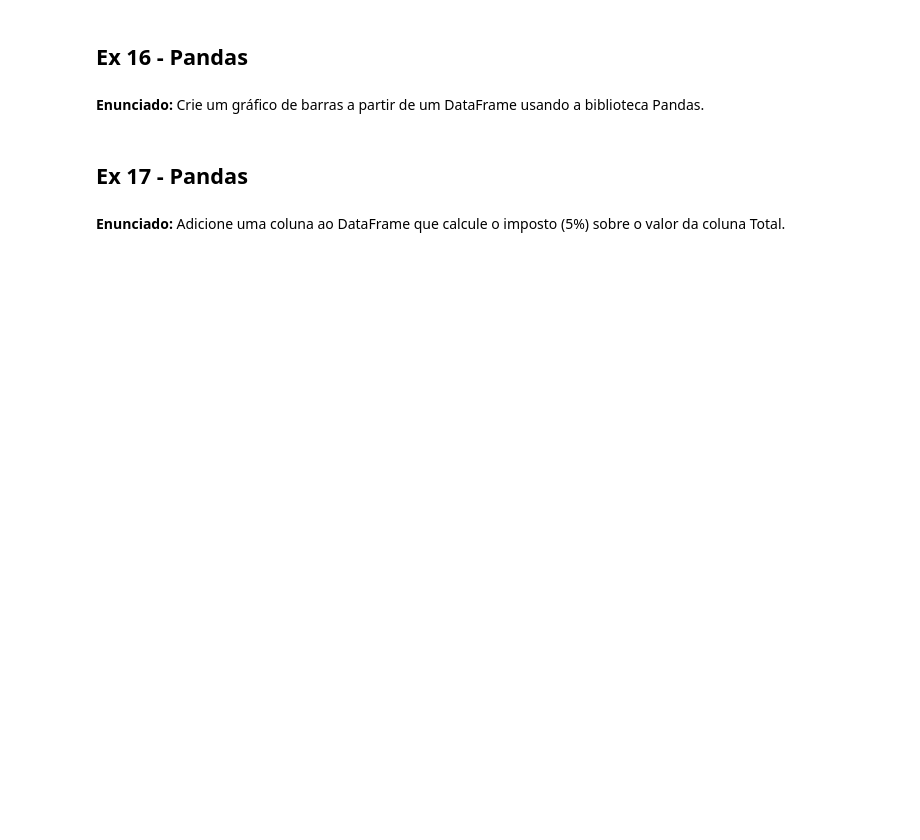
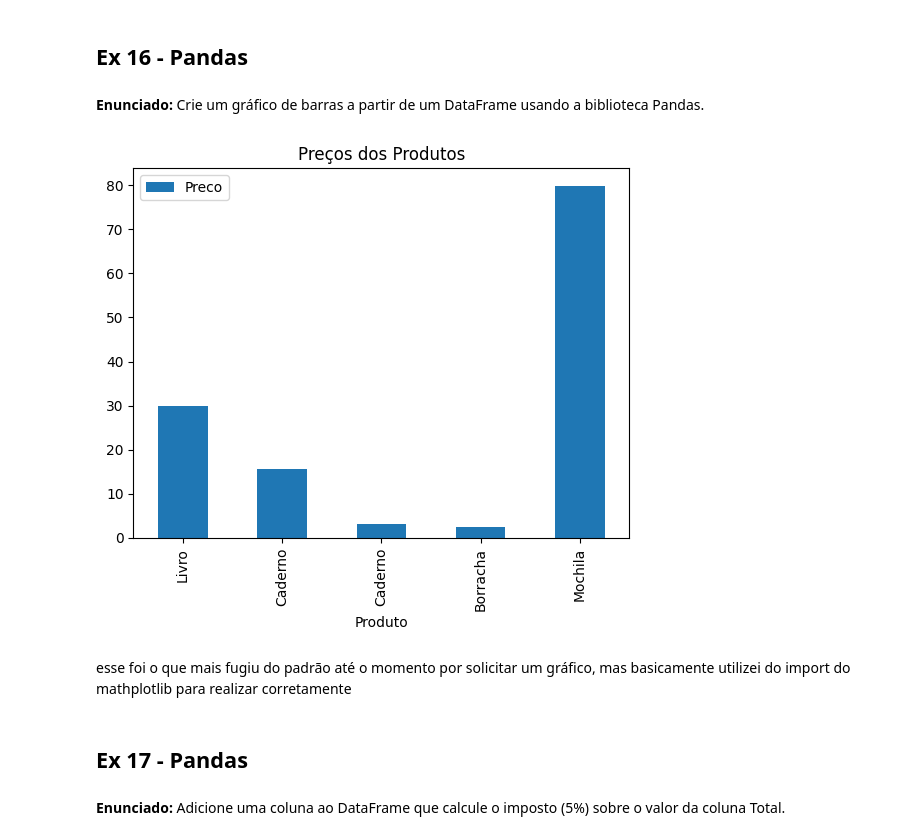
Before and after one commit to opedrovisk/Discipline-IA-UMC, a Jupyter notebook: Exercicios_DataScience_PedroMarcondes_6B_Noturno.ipynb, the cells around one changed output. Drawn from its saved outputs; the diff is of its cells as text; code cells hidden in the pictures; blank space fills up the shorter version.

```diff
--- a/Exercicios_DataScience_PedroMarcondes_6B_Noturno.ipynb
+++ b/Exercicios_DataScience_PedroMarcondes_6B_Noturno.ipynb
@@ -569,6 +804,24 @@ professor, inicialmente eu pensei em um loop com for, mas pesquisei uma maneira
 ## Ex 16 - Pandas
 # %% [markdown]
 **Enunciado:** Crie um gráfico de barras a partir de um DataFrame usando a biblioteca Pandas.
+# %%
+import matplotlib.pyplot as plt
+
+produtos = ['Livro', 'Caderno', 'Caderno', 'Borracha', 'Mochila']
+precos = [29.90, 15.50, 3.20, 2.50, 79.90]
+quantidade = [10, 20, 50, 30, 5]
+categoria = ['Papelaria', 'Papelaria', 'Papelaria', 'Papelaria', 'Acessorios']
+
+dados = {'Produto': produtos, 'Preco': precos, 'Quantidade': quantidade, 'Categoria': categoria}
+
+df = pd.DataFrame(dados)
+
+df.plot(kind='bar', x='Produto', y='Preco', title='Preços dos Produtos')
+plt.show()
+# %% [output]
+[figure, added]
+# %% [markdown]
+esse foi o que mais fugiu do padrão até o momento por solicitar um gráfico, mas basicamente utilizei do import do mathplotlib para realizar corretamente
 # %% [markdown]
 ## Ex 17 - Pandas
 # %% [markdown]
```
Also changed, not shown: parts of 48 cells of this notebook.
